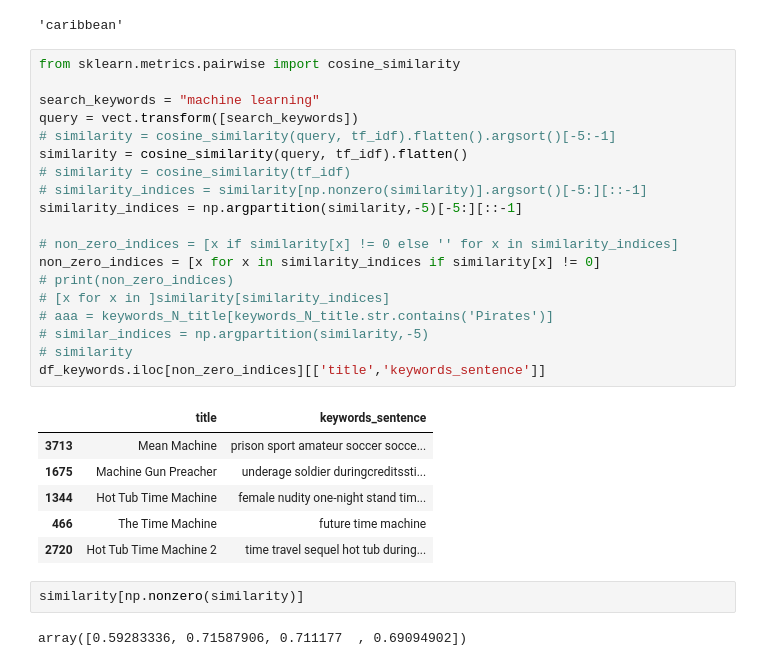
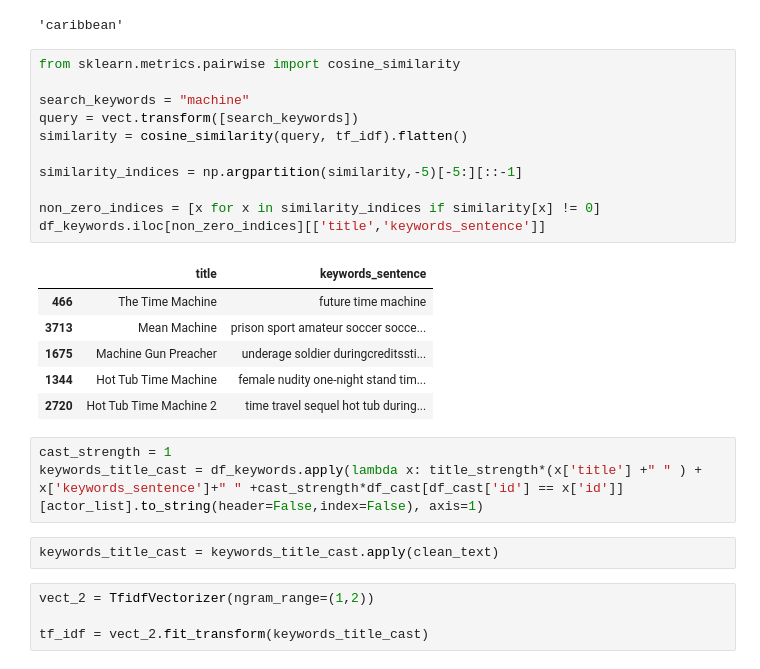
Before and after one commit to DanielHelps/TMDB-movies-analysis-and-predition, a Jupyter notebook: ratings.ipynb, the cells around one changed output. Drawn from its saved outputs; the diff is of its cells as text.

Commit message:
adding cosine similarity that includes cast

```diff
--- a/ratings.ipynb
+++ b/ratings.ipynb
@@ -625,30 +634,27 @@ dtype: object
 # %%
 from sklearn.metrics.pairwise import cosine_similarity
 
-search_keywords = "machine learning"
+search_keywords = "machine"
 query = vect.transform([search_keywords])
-# similarity = cosine_similarity(query, tf_idf).flatten().argsort()[-5:-1]
 similarity = cosine_similarity(query, tf_idf).flatten()
-# similarity = cosine_similarity(tf_idf)
-# similarity_indices = similarity[np.nonzero(similarity)].argsort()[-5:][::-1]
+
 similarity_indices = np.argpartition(similarity,-5)[-5:][::-1]
 
-# non_zero_indices = [x if similarity[x] != 0 else '' for x in similarity_indices]
 non_zero_indices = [x for x in similarity_indices if similarity[x] != 0]
-# print(non_zero_indices)
-# [x for x in ]similarity[similarity_indices]
-# aaa = keywords_N_title[keywords_N_title.str.contains('Pirates')]
-# similar_indices = np.argpartition(similarity,-5)
-# similarity
 df_keywords.iloc[non_zero_indices][['title','keywords_sentence']]
 # %% [output]
 |  | title | keywords_sentence |
+| 466 | The Time Machine | future time machine |
 | 3713 | Mean Machine | prison sport amateur soccer socce... |
 | 1675 | Machine Gun Preacher | underage soldier duringcreditssti... |
 | 1344 | Hot Tub Time Machine | female nudity one-night stand tim... |
-| 466 | The Time Machine | future time machine |
 | 2720 | Hot Tub Time Machine 2 | time travel sequel hot tub during... |
-# %%
-similarity[np.nonzero(similarity)]
-# %% [output]
-array([0.59283336, 0.71587906, 0.711177  , 0.69094902])
+# %%
+cast_strength = 1
+keywords_title_cast = df_keywords.apply(lambda x: title_strength*(x['title'] +" " ) + x['keywords_sentence']+" " +cast_strength*df_cast[df_cast['id'] == x['id']][actor_list].to_string(header=False,index=False), axis=1)
+# %%
+keywords_title_cast = keywords_title_cast.apply(clean_text)
+# %%
+vect_2 = TfidfVectorizer(ngram_range=(1,2))
+
+tf_idf = vect_2.fit_transform(keywords_title_cast)
```
Also changed, not shown: parts of 9 cells of this notebook.
